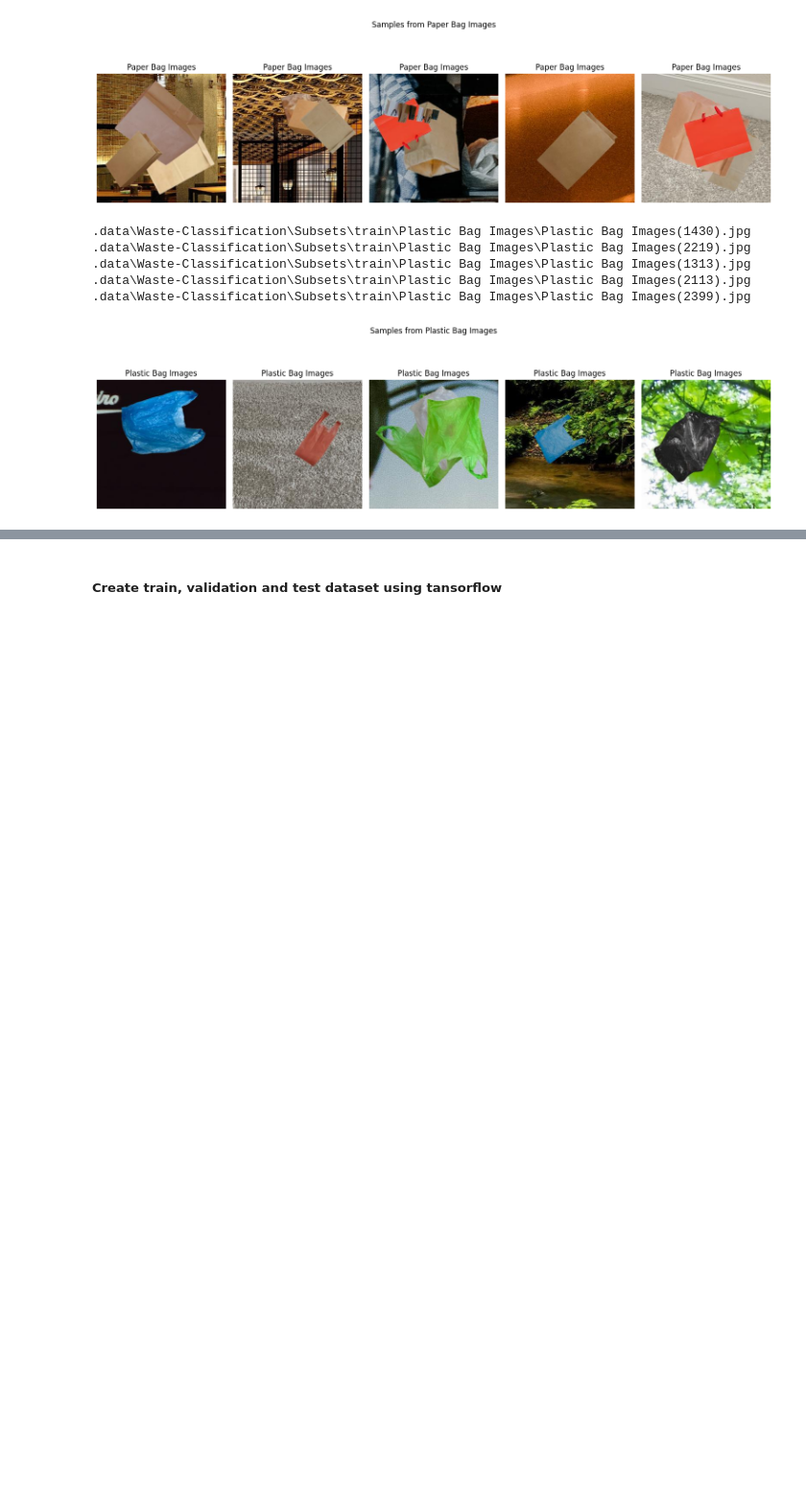
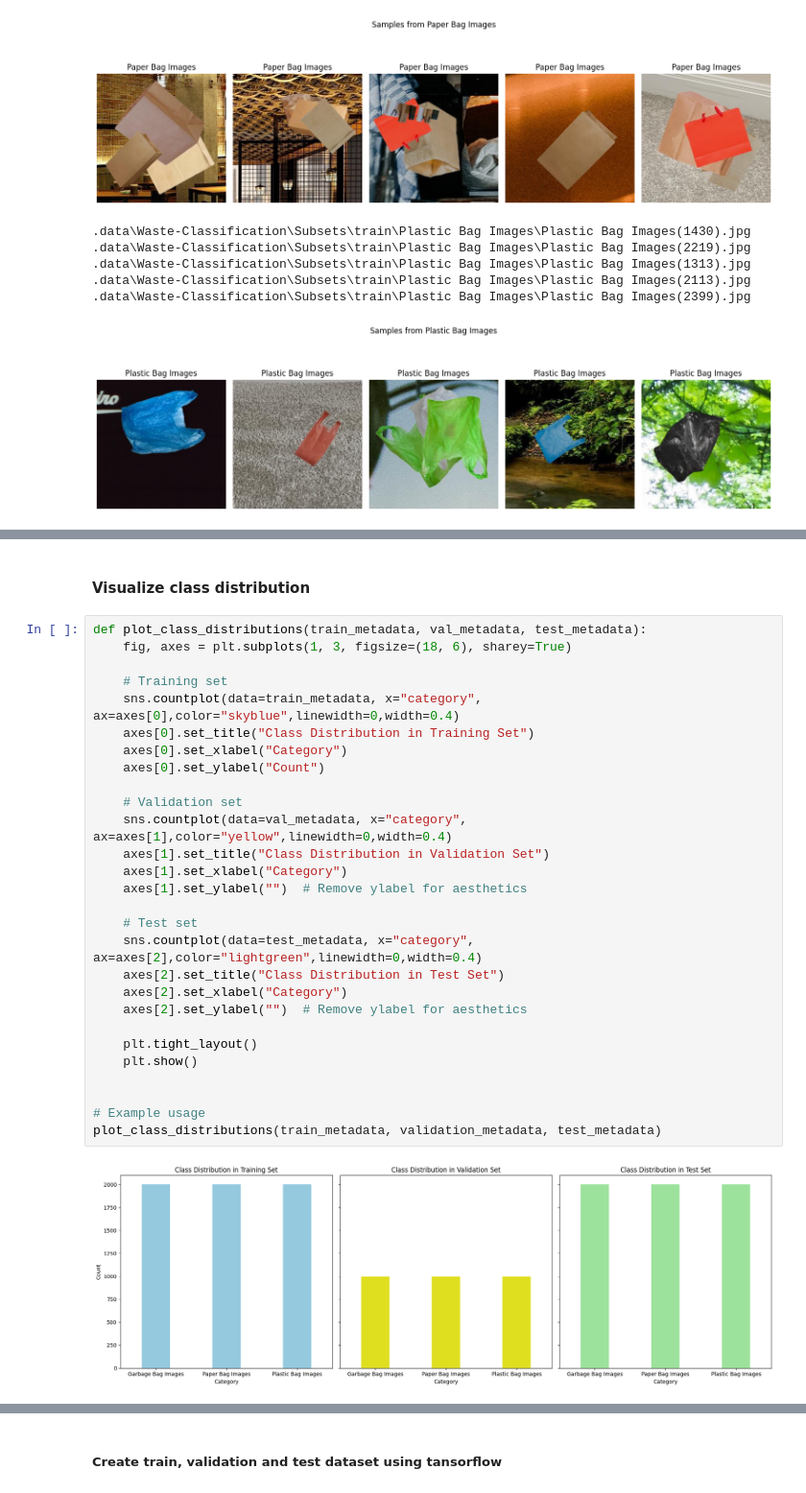
Before and after one commit to khushbunlad/CSCN8010-labs, a Jupyter notebook: FinalProject.ipynb, the cells around one changed output, grey strips where cells are left out. Shown at 96% size. Drawn from its saved outputs; the diff is of its cells as text; blank space fills up the shorter version.

```diff
--- a/FinalProject.ipynb
+++ b/FinalProject.ipynb
@@ -129,0 +186,32 @@ display_sample_images(new_base_dir_train, 5)
+# %% [markdown]
+#### Visualize class distribution
+# %%
+def plot_class_distributions(train_metadata, val_metadata, test_metadata):
+    fig, axes = plt.subplots(1, 3, figsize=(18, 6), sharey=True)
+
+    # Training set
+    sns.countplot(data=train_metadata, x="category", ax=axes[0],color="skyblue",linewidth=0,width=0.4)
+    axes[0].set_title("Class Distribution in Training Set")
+    axes[0].set_xlabel("Category")
+    axes[0].set_ylabel("Count")
+
+    # Validation set
+    sns.countplot(data=val_metadata, x="category", ax=axes[1],color="yellow",linewidth=0,width=0.4)
+    axes[1].set_title("Class Distribution in Validation Set")
+    axes[1].set_xlabel("Category")
+    axes[1].set_ylabel("")  # Remove ylabel for aesthetics
+
+    # Test set
+    sns.countplot(data=test_metadata, x="category", ax=axes[2],color="lightgreen",linewidth=0,width=0.4)
+    axes[2].set_title("Class Distribution in Test Set")
+    axes[2].set_xlabel("Category")
+    axes[2].set_ylabel("")  # Remove ylabel for aesthetics
+
+    plt.tight_layout()
+    plt.show()
+
+
+# Example usage
+plot_class_distributions(train_metadata, validation_metadata, test_metadata)
+# %% [output]
+[figure, added]
```
Also changed, not shown: parts of 22 cells of this notebook, 4 other files.
